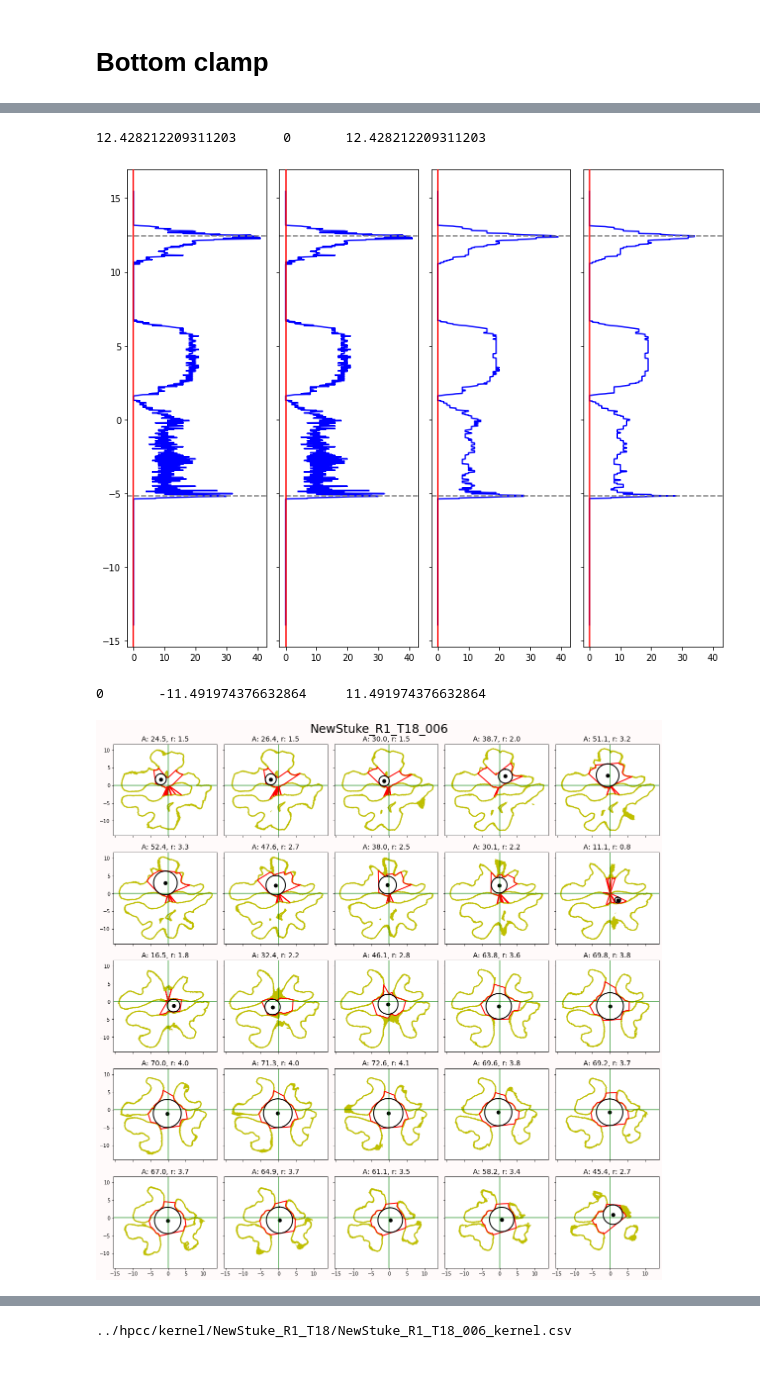
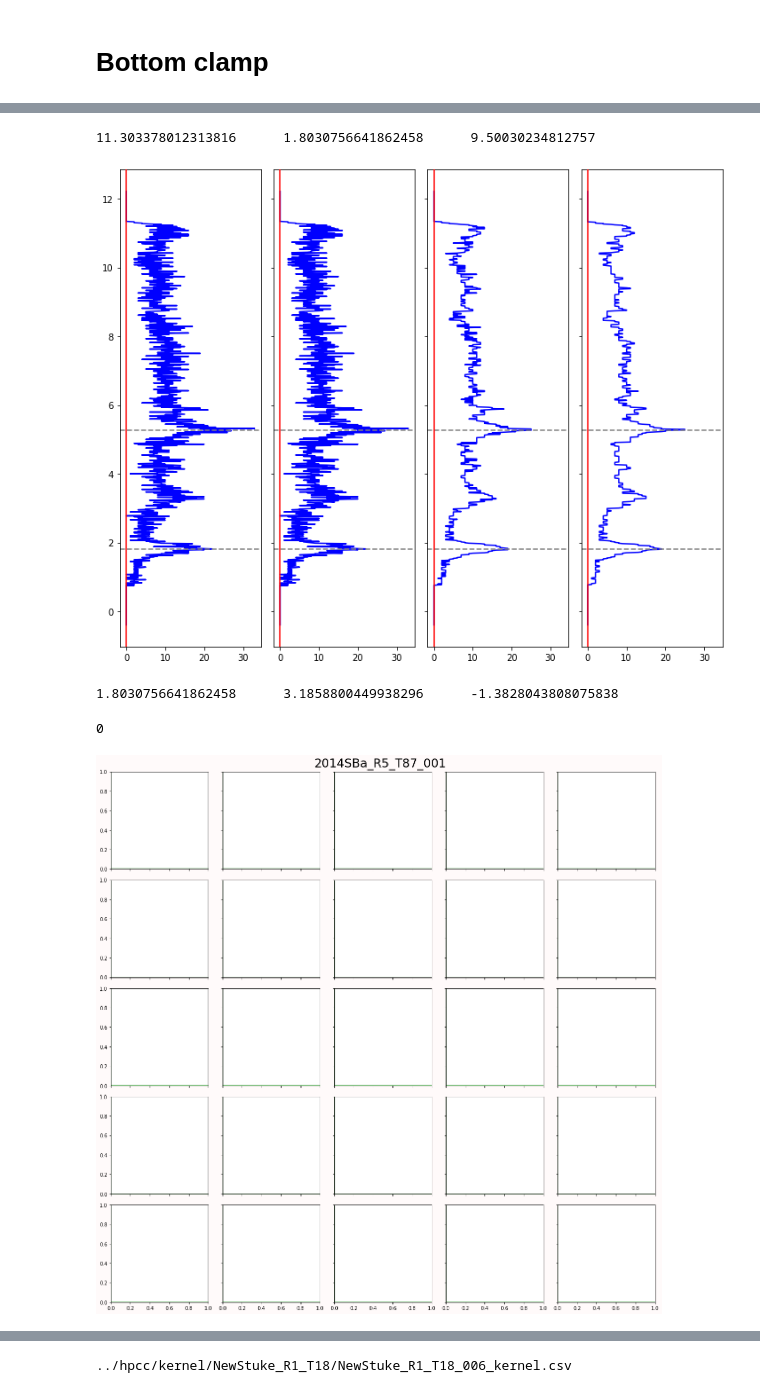
Before and after one commit to amezqui3/walnut_tda, a Jupyter notebook: jupyter/18_kernel_traditional-Copy2.ipynb, the cells around one changed output, grey strips where cells are left out. Drawn from its saved outputs; the diff is of its cells as text; code cells hidden in the pictures.

```diff
--- a/jupyter/18_kernel_traditional-Copy2.ipynb
+++ b/jupyter/18_kernel_traditional-Copy2.ipynb
@@ -40,11 +40,11 @@ mborder2 = ndimage.generate_binary_structure(2, 1).astype(int)
 mborder2[mborder2 == 1] = -1
 mborder2[1,1] = -np.sum(mborder2) - 1
 # %%
-idname = 'NewStuke'
+idname = '2014SBa'
 
-rownum = 1
-treenum = 18
-nutnum = 6
+rownum = 5
+treenum = 87
+nutnum = 1
 
 bname = idname + '_R{}_T{}'.format(rownum, treenum)
 fname = bname + '_{:03d}'.format(nutnum)
@@ -203,8 +203,8 @@ for i in range(len(ax)):
 
 fig.tight_layout();
 # %% [output]
-12.428212209311203      0       12.428212209311203
+11.303378012313816      1.8030756641862458      9.50030234812757
-[figure, old version]
+[figure, new version]
 # %%
 # lower arch height
 atop = hbot
@@ -212,7 +212,11 @@ abot = np.median(legx)
 alength = atop - abot
 print(atop, abot, alength, sep='\t')
 # %% [output]
-0       -11.491974376632864     11.491974376632864
+1.8030756641862458      3.1858800449938296      -1.3828043808075838
+# %%
+nhalfx.shape[1]
+# %% [output]
+0
 # %%
 linspace = np.linspace(atop-1, abot+1, 25)
 eps = (linspace[0] - linspace[1])/2
@@ -220,57 +224,62 @@ granularity = 100
 bins = np.linspace(-np.pi, np.pi, granularity+1)
 
 surface = np.zeros(len(linspace))
 volume = np.zeros_like(surface)
 distantpoles = np.zeros_like(volume)
 distantpolev = np.zeros_like(volume)
 
 fs = 14
 fig, ax = plt.subplots(5,5,figsize=(16,16), sharex=True, sharey=True, facecolor='snow')
 ax = np.atleast_1d(ax).ravel(); i = 0
 
 for i in range(len(linspace)):
     kk = linspace[i]
     nhalfx = mcoords[:, (mcoords[0] < kk + eps) & (mcoords[0] > kk - eps)]
     #nhalfx = nhalfx - np.mean(nhalfx, axis=1).reshape(-1,1)
 
-    data = nhalfx[1:]
-    angles = np.angle(data[0] + data[1]*1j)
+    if nhalfx.shape[1] > 10:
 
-    binning = np.digitize(angles, bins)
+        data = nhalfx[1:]
+        angles = np.angle(data[0] + data[1]*1j)
 
-    trace = np.zeros((granularity, 2))
-    for j in range(granularity):
-        if np.sum(binning == j + 1) > 1:
-            subdata = data[:, binning == j + 1]
-            arg = np.argmin(np.sqrt(np.sum(subdata**2, axis=0)))
-            trace[j] = subdata[:, arg]
-    trace = trace[np.all(trace, axis=1),:].T
-    radii = np.sqrt(np.sum(trace**2, axis=0))
-    mr = np.quantile(radii, 0.8)
+        binning = np.digitize(angles, bins)
 
-    trace = trace[:, radii < mr]
-    polygon = Polygon(zip(*trace))
-    center = polylabel(polygon, tolerance=1e-1)
-    rr = np.min(np.sqrt((trace[0] - center.x)**2 + (trace[1] - center.y)**2))
+        trace = np.zeros((granularity, 2))
+        for j in range(granularity):
+            if np.sum(binning == j + 1) > 1:
+                subdata = data[:, binning == j + 1]
+                arg = np.argmin(np.sqrt(np.sum(subdata**2, axis=0)))
+                trace[j] = subdata[:, arg]
+        trace = trace[np.all(trace, axis=1),:].T
+        radii = np.sqrt(np.sum(trace**2, axis=0))
+        mr = np.quantile(radii, 0.8)
 
-    surface[i] = polygon.length*eps
-    volume[i] = polygon.area*eps
-    distantpoles[i] = 4*np.pi*rr**2
-    distantpolev[i] = 4/3*np.pi*rr**3
+        trace = trace[:, radii < mr]
+        polygon = Polygon(zip(*trace))
+        if not polygon.is_valid:
+            polygon = polygon.buffer(0)
+        if polygon.geom_type == 'Polygon':
+            center = polylabel(polygon, tolerance=1e-1)
+        rr = np.min(np.sqrt((trace[0] - center.x)**2 + (trace[1] - center.y)**2))
 
-    ax[i].set_title('A: {:.1f}, r: {:.1f}'.format(polygon.area, rr), fontsize=fs)
-    ax[i].scatter(nhalfx[1], nhalfx[2], s=0.5, color='y', alpha=1, marker='.');
-    ax[i].plot(trace[0], trace[1], c='r', lw=2)
-    ax[i].plot([trace[0,0],trace[0,-1]], [trace[1,0],trace[1,-1]], c='r', lw=2)
-    ax[i].scatter([center.x], [center.y], s=50, c='k')
-    ax[i].plot(rr*circle[0] + center.x, rr*circle[1]+center.y, lw=2, c='k', zorder=5)
+        surface[i] = polygon.length*eps
+        volume[i] = polygon.area*eps
+        distantpoles[i] = 4*np.pi*rr**2
+        distantpolev[i] = 4/3*np.pi*rr**3
+
+        ax[i].set_title('A: {:.1f}, r: {:.1f}'.format(polygon.area, rr), fontsize=fs)
+        ax[i].scatter(nhalfx[1], nhalfx[2], s=0.5, color='y', alpha=1, marker='.');
+        ax[i].plot(trace[0], trace[1], c='r', lw=2)
+        ax[i].plot([trace[0,0],trace[0,-1]], [trace[1,0],trace[1,-1]], c='r', lw=2)
+        ax[i].scatter([center.x], [center.y], s=50, c='k')
+        ax[i].plot(rr*circle[0] + center.x, rr*circle[1]+center.y, lw=2, c='k', zorder=5)
 
 for i in range(len(ax)):
     ax[i].set_aspect('equal');
     ax[i].axvline(0, c='g',alpha=0.75)
     ax[i].axhline(0,c='g',alpha=0.75);
 
 fig.suptitle(fname, fontsize=fs+10)
 fig.tight_layout();
 # %% [output]
-[figure, old version]
+[figure, new version]
```
Also changed, not shown: parts of 6 cells of this notebook, 4 other files.
